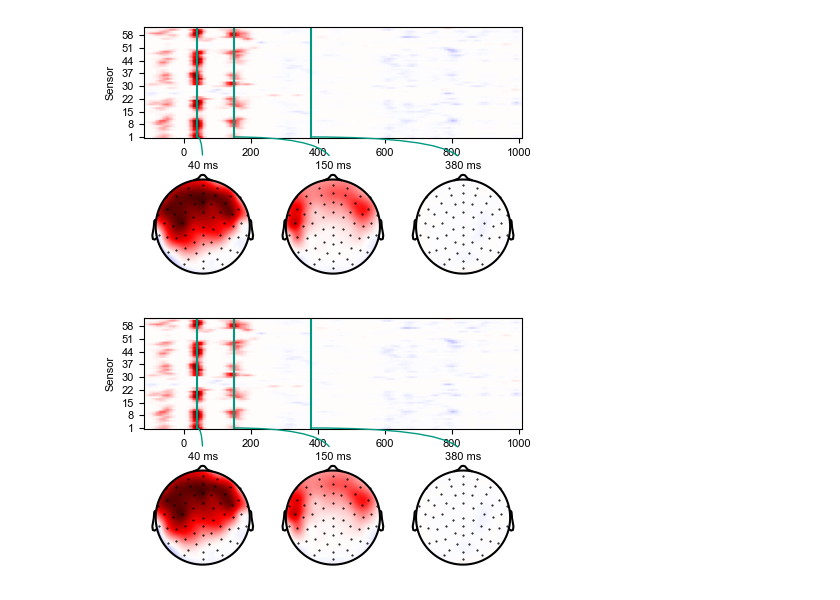
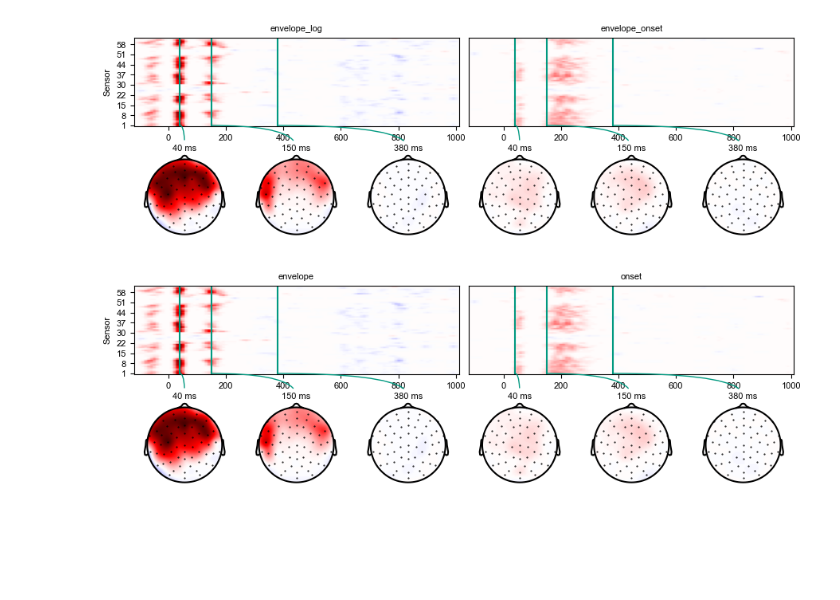
Before and after one commit to manito-coder/Alice, a Jupyter notebook: figures/sanity-check.ipynb, the cells around one changed output. Cells and saved outputs as stored; diff of their text form; code cells hidden in the pictures; blank space fills up the shorter version.

```diff
--- a/figures/sanity-check.ipynb
+++ b/figures/sanity-check.ipynb
@@ -148,34 +148,34 @@ Plotting topomap: Alice TRF
 DATA_ROOT_OG = Path("~").expanduser()
 SUBJECT, SENSOR = 'S15', '19'
 STIMULUS = '1'
-MODEL = 'envelope_onset'
+MODEL = 'envelope_log_onset'
 
 # Configure the matplotlib figure style
 FONT = 'Arial'
 FONT_SIZE = 8
 RC = {
     'figure.dpi': 100,
     'savefig.dpi': 300,
     'savefig.transparent': True,
     # Font
     'font.family': 'sans-serif',
     'font.sans-serif': FONT,
     'font.size': FONT_SIZE,
     'figure.labelsize': FONT_SIZE,
     'figure.titlesize': FONT_SIZE,
     'axes.labelsize': FONT_SIZE,
     'axes.titlesize': FONT_SIZE,
     'xtick.labelsize': FONT_SIZE,
     'ytick.labelsize': FONT_SIZE,
     'legend.fontsize': FONT_SIZE,
 }
 plt.rcParams.update(RC)
 
 trf = eelbrain.load.unpickle(TRF_DIR / SUBJECT / f'{SUBJECT} {MODEL}.pickle')
 p = eelbrain.plot.TopoArray(trf.h, t=[0.040, 0.150, 0.380], clip='circle')
 
 trf2 = eelbrain.load.unpickle(DATA_ROOT_OG / 'Data' / 'Alice' / 'TRFs' / SUBJECT / f'{SUBJECT} envelope+onset.pickle')
-p2 = eelbrain.plot.TopoArray(trf.h, t=[0.040, 0.150, 0.380], clip='circle')
+p2 = eelbrain.plot.TopoArray(trf2.h, t=[0.040, 0.150, 0.380], clip='circle')
 # %% [output]
-[figure, old version]
+[figure, new version]
-[figure, old version]
+[figure, new version]
```
Also changed, not shown: parts of 2 cells of this notebook, 6 other files.
